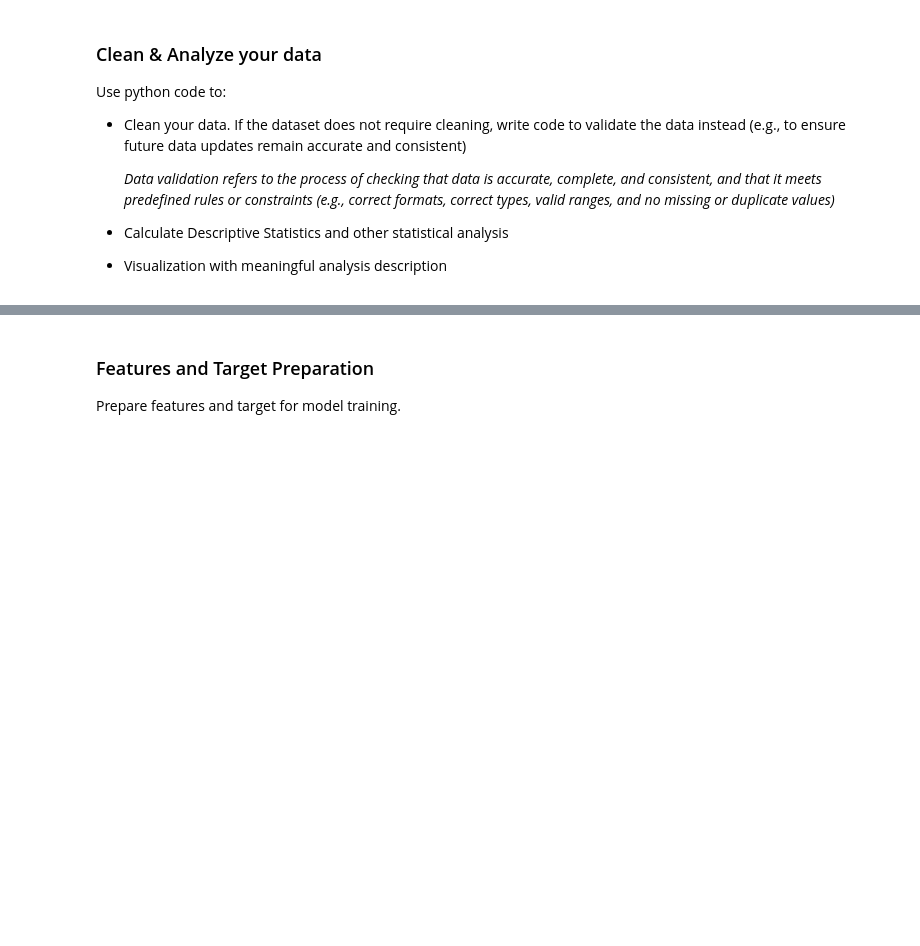
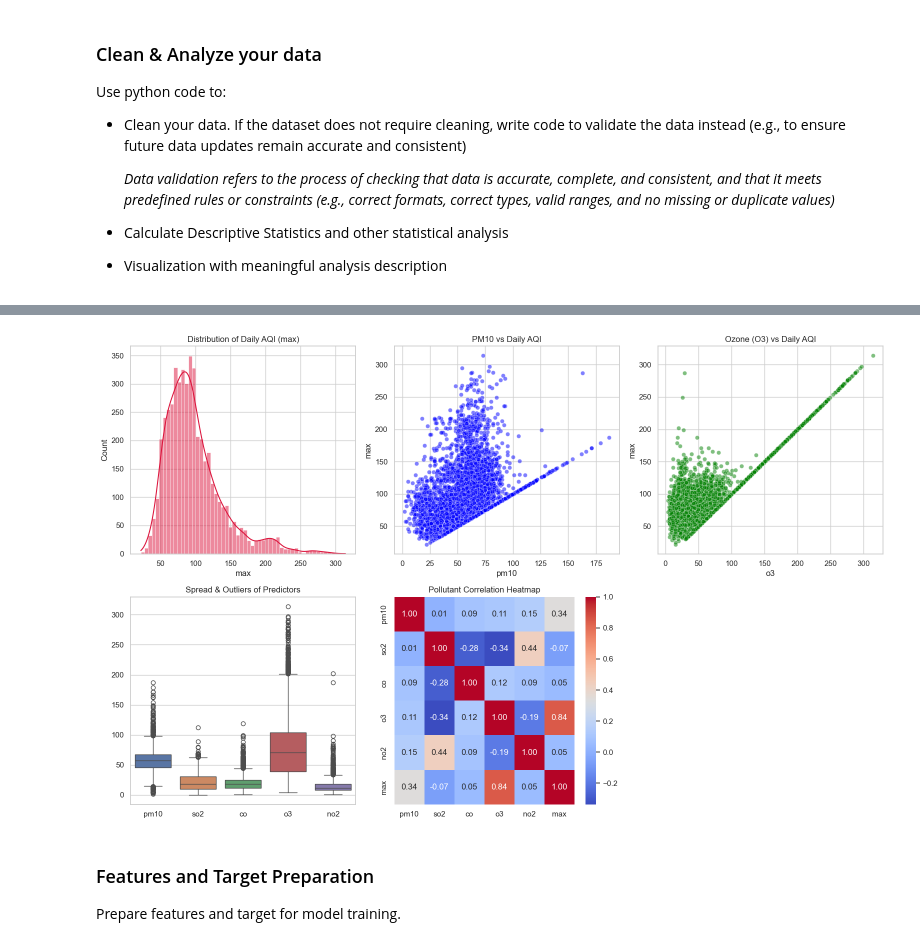
Before and after one commit to SakshiSinghh/Jakarta-Air-Quality, a Jupyter notebook: Project_Report_Template.ipynb, the cells around one changed output, grey strips where cells are left out. Saved outputs shown, nothing was run; the diff lists cells and outputs as text; code cells hidden in the pictures; blank space fills up the shorter version.

Commit message:
DataCleaning

```diff
--- a/Project_Report_Template.ipynb
+++ b/Project_Report_Template.ipynb
@@ -30,3 +30,9 @@ Describe your background, user persona, and problem statement here
 - State which columns are the independent variables (features) and describe your hypothesis on why these features can predict the target variable
 # %%
 # put Python code to load the raw data
+import kagglehub
+
+# Download latest version
+path = kagglehub.dataset_download("senadu34/air-quality-index-in-jakarta-2010-2021")
+
+print("Path to dataset files:", path)
@@ -46,0 +104,13 @@ Use python code to:
+# %%
+# descriptive statistics
+desc_stats = df_clean[numeric_cols].describe().T
+desc_stats['median'] = df_clean[numeric_cols].median()
+desc_stats['skewness'] = df_clean[numeric_cols].skew()
+
+print("<=== DESCRIPTIVE STATISTICS ===>")
+display(desc_stats[['mean', 'std', 'min', 'median', 'max', 'skewness']])
+
+# Correlation matrix to assess predictor relationships with the AQI target ('max')
+corr_matrix = df_clean[numeric_cols].corr()
+print("\n<=== CORRELATION WITH TARGET ('max') ===>")
+print(corr_matrix['max'].sort_values(ascending=False))
@@ -47,3 +134,38 @@ Use python code to:
+# %%
+# visualization with analysis
+import matplotlib.pyplot as plt
+import seaborn as sns
+
+sns.set_theme(style="whitegrid")
+fig, axes = plt.subplots(2, 3, figsize=(16, 10))
+
+#1. Distribution of Target Variable ('max' / AQI)
+sns.histplot(df_clean['max'], kde=True, ax=axes[0, 0], color='crimson')
+axes[0, 0].set_title('Distribution of Daily AQI (max)')
+
+#2. Relationship: PM10 vs Max AQI
+sns.scatterplot(data=df_clean, x='pm10', y='max', alpha=0.5, ax=axes[0, 1], color='blue')
+axes[0, 1].set_title('PM10 vs Daily AQI')
+
+#3. Relationship: O3 vs Max AQI
+sns.scatterplot(data=df_clean, x='o3', y='max', alpha=0.5, ax=axes[0, 2], color='green')
+axes[0, 2].set_title('Ozone (O3) vs Daily AQI')
+
+#4. Boxplots of Key Predictors
+sns.boxplot(data=df_clean[['pm10', 'so2', 'co', 'o3', 'no2']], ax=axes[1, 0])
+axes[1, 0].set_title('Spread & Outliers of Predictors')
+
+#5. Correlation Heatmap
+sns.heatmap(corr_matrix, annot=True, cmap='coolwarm', fmt=".2f", ax=axes[1, 1])
+axes[1, 1].set_title('Pollutant Correlation Heatmap')
+
+#Hide empty subplot
+axes[1, 2].axis('off')
+
+plt.tight_layout()
+plt.show()
+# %% [output]
+[figure, added]
 # %% [markdown]
 ### Features and Target Preparation
 
```
Also changed, not shown: parts of 6 cells of this notebook, 2 other files.
